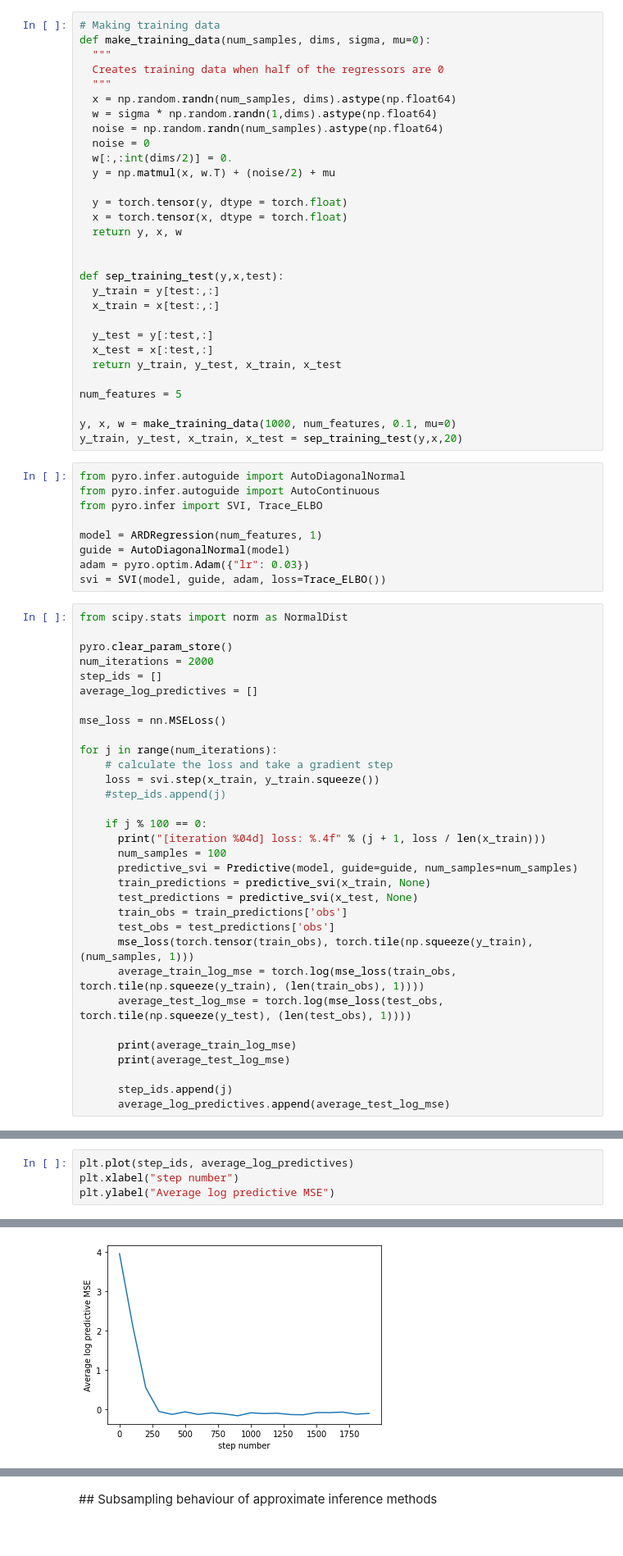
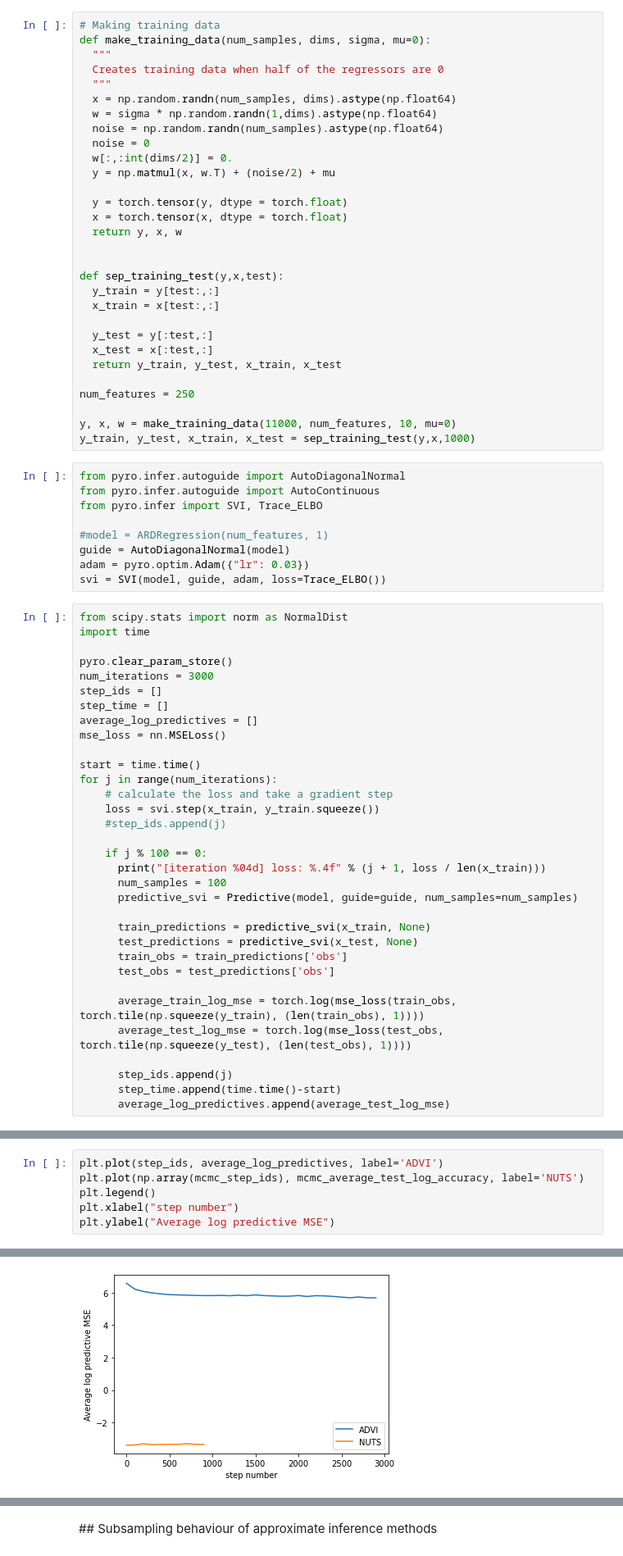
Before and after one commit to lorenzkuhn/advi, a Jupyter notebook: ARD.ipynb, the cells around one changed output, grey strips where cells are left out. Shown at 82% size. Drawn from its saved outputs; the diff is of its cells as text.

Commit message:
Updated MCMC for ARD

```diff
--- a/ARD.ipynb
+++ b/ARD.ipynb
@@ -78,29 +82,31 @@ def sep_training_test(y,x,test):
   x_test = x[:test,:]
   return y_train, y_test, x_train, x_test
 
-num_features = 5
+num_features = 250
 
-y, x, w = make_training_data(1000, num_features, 0.1, mu=0)
-y_train, y_test, x_train, x_test = sep_training_test(y,x,20)
+y, x, w = make_training_data(11000, num_features, 10, mu=0)
+y_train, y_test, x_train, x_test = sep_training_test(y,x,1000)
 # %%
 from pyro.infer.autoguide import AutoDiagonalNormal
 from pyro.infer.autoguide import AutoContinuous
 from pyro.infer import SVI, Trace_ELBO
 
-model = ARDRegression(num_features, 1)
+#model = ARDRegression(num_features, 1)
 guide = AutoDiagonalNormal(model)
 adam = pyro.optim.Adam({"lr": 0.03})
 svi = SVI(model, guide, adam, loss=Trace_ELBO())
 # %%
 from scipy.stats import norm as NormalDist
+import time
 
 pyro.clear_param_store()
-num_iterations = 2000
+num_iterations = 3000
 step_ids = []
+step_time = []
 average_log_predictives = []
-
 mse_loss = nn.MSELoss()
 
+start = time.time()
 for j in range(num_iterations):
     # calculate the loss and take a gradient step
     loss = svi.step(x_train, y_train.squeeze())
@@ -110,17 +116,16 @@ for j in range(num_iterations):
       print("[iteration %04d] loss: %.4f" % (j + 1, loss / len(x_train)))
       num_samples = 100
       predictive_svi = Predictive(model, guide=guide, num_samples=num_samples)
+
       train_predictions = predictive_svi(x_train, None)
       test_predictions = predictive_svi(x_test, None)
       train_obs = train_predictions['obs']
       test_obs = test_predictions['obs']
-      mse_loss(torch.tensor(train_obs), torch.tile(np.squeeze(y_train), (num_samples, 1)))
+
       average_train_log_mse = torch.log(mse_loss(train_obs, torch.tile(np.squeeze(y_train), (len(train_obs), 1))))
       average_test_log_mse = torch.log(mse_loss(test_obs, torch.tile(np.squeeze(y_test), (len(test_obs), 1))))
 
-      print(average_train_log_mse)
-      print(average_test_log_mse)
-
       step_ids.append(j)
+      step_time.append(time.time()-start)
       average_log_predictives.append(average_test_log_mse)
 # %% [output]
@@ -151,7 +260,9 @@ NormalDist(0,1).pdf(0)
 # %%
-plt.plot(step_ids, average_log_predictives)
+plt.plot(step_ids, average_log_predictives, label='ADVI')
+plt.plot(np.array(mcmc_step_ids), mcmc_average_test_log_accuracy, label='NUTS')
+plt.legend()
 plt.xlabel("step number")
 plt.ylabel("Average log predictive MSE")
 # %% [output]
 Text(0, 0.5, 'Average log predictive MSE')
-[figure, old version]
+[figure, new version]
```
Also changed, not shown: parts of 15 cells of this notebook.
